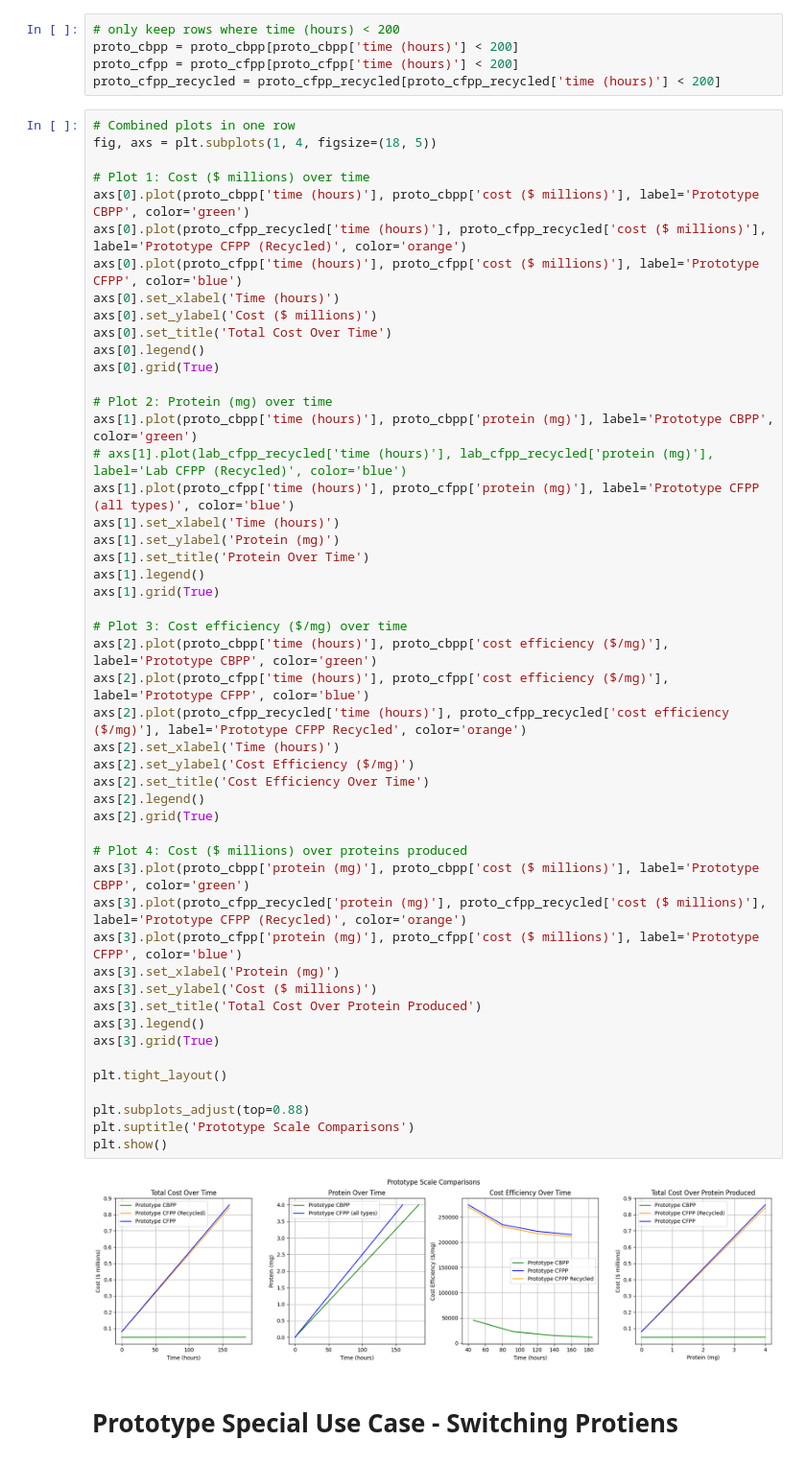
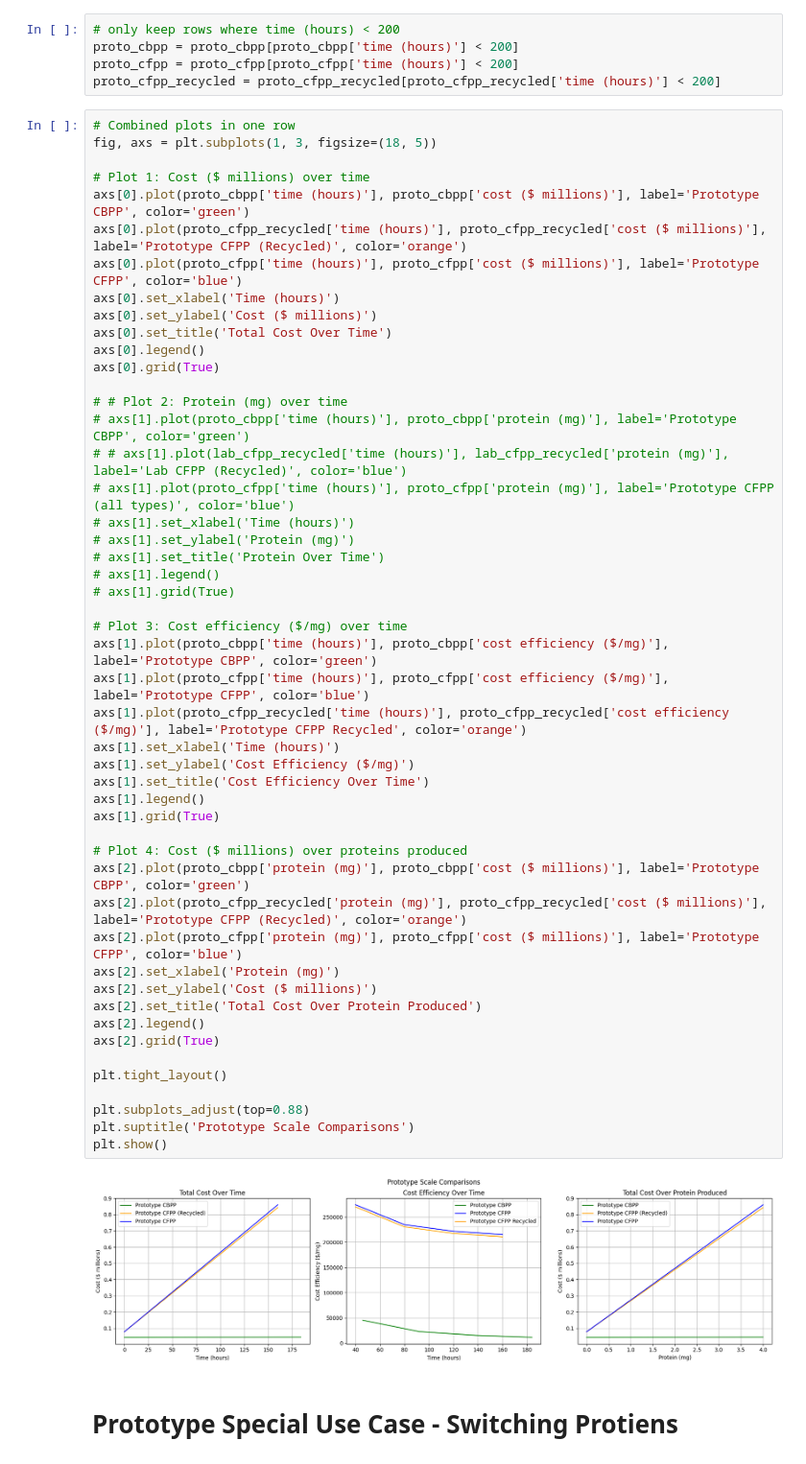
Before and after one commit to UBC-BIOMOD-Computational/TreeSAPP_Cost-Analysis, a Jupyter notebook: Cost Analysis/technoeconomic_plotterSept.ipynb, the cells around one changed output. Shown at 96% size. Cells and saved outputs as stored; diff of their text form.

```diff
--- a/Cost Analysis/technoeconomic_plotterSept.ipynb
+++ b/Cost Analysis/technoeconomic_plotterSept.ipynb
@@ -199,55 +199,55 @@ proto_cfpp = proto_cfpp[proto_cfpp['time (hours)'] < 200]
 proto_cfpp_recycled = proto_cfpp_recycled[proto_cfpp_recycled['time (hours)'] < 200]
 # %%
 # Combined plots in one row
-fig, axs = plt.subplots(1, 4, figsize=(18, 5))
+fig, axs = plt.subplots(1, 3, figsize=(18, 5))
 
 # Plot 1: Cost ($ millions) over time
 axs[0].plot(proto_cbpp['time (hours)'], proto_cbpp['cost ($ millions)'], label='Prototype CBPP', color='green')
 axs[0].plot(proto_cfpp_recycled['time (hours)'], proto_cfpp_recycled['cost ($ millions)'], label='Prototype CFPP (Recycled)', color='orange')
 axs[0].plot(proto_cfpp['time (hours)'], proto_cfpp['cost ($ millions)'], label='Prototype CFPP', color='blue')
 axs[0].set_xlabel('Time (hours)')
 axs[0].set_ylabel('Cost ($ millions)')
 axs[0].set_title('Total Cost Over Time')
 axs[0].legend()
 axs[0].grid(True)
 
-# Plot 2: Protein (mg) over time
-axs[1].plot(proto_cbpp['time (hours)'], proto_cbpp['protein (mg)'], label='Prototype CBPP', color='green')
-# axs[1].plot(lab_cfpp_recycled['time (hours)'], lab_cfpp_recycled['protein (mg)'], label='Lab CFPP (Recycled)', color='blue')
-axs[1].plot(proto_cfpp['time (hours)'], proto_cfpp['protein (mg)'], label='Prototype CFPP (all types)', color='blue')
+# # Plot 2: Protein (mg) over time
+# axs[1].plot(proto_cbpp['time (hours)'], proto_cbpp['protein (mg)'], label='Prototype CBPP', color='green')
+# # axs[1].plot(lab_cfpp_recycled['time (hours)'], lab_cfpp_recycled['protein (mg)'], label='Lab CFPP (Recycled)', color='blue')
+# axs[1].plot(proto_cfpp['time (hours)'], proto_cfpp['protein (mg)'], label='Prototype CFPP (all types)', color='blue')
+# axs[1].set_xlabel('Time (hours)')
+# axs[1].set_ylabel('Protein (mg)')
+# axs[1].set_title('Protein Over Time')
+# axs[1].legend()
+# axs[1].grid(True)
+
+# Plot 3: Cost efficiency ($/mg) over time
+axs[1].plot(proto_cbpp['time (hours)'], proto_cbpp['cost efficiency ($/mg)'], label='Prototype CBPP', color='green')
+axs[1].plot(proto_cfpp['time (hours)'], proto_cfpp['cost efficiency ($/mg)'], label='Prototype CFPP', color='blue')
+axs[1].plot(proto_cfpp_recycled['time (hours)'], proto_cfpp_recycled['cost efficiency ($/mg)'], label='Prototype CFPP Recycled', color='orange')
 axs[1].set_xlabel('Time (hours)')
-axs[1].set_ylabel('Protein (mg)')
-axs[1].set_title('Protein Over Time')
+axs[1].set_ylabel('Cost Efficiency ($/mg)')
+axs[1].set_title('Cost Efficiency Over Time')
 axs[1].legend()
 axs[1].grid(True)
 
-# Plot 3: Cost efficiency ($/mg) over time
-axs[2].plot(proto_cbpp['time (hours)'], proto_cbpp['cost efficiency ($/mg)'], label='Prototype CBPP', color='green')
-axs[2].plot(proto_cfpp['time (hours)'], proto_cfpp['cost efficiency ($/mg)'], label='Prototype CFPP', color='blue')
-axs[2].plot(proto_cfpp_recycled['time (hours)'], proto_cfpp_recycled['cost efficiency ($/mg)'], label='Prototype CFPP Recycled', color='orange')
-axs[2].set_xlabel('Time (hours)')
-axs[2].set_ylabel('Cost Efficiency ($/mg)')
-axs[2].set_title('Cost Efficiency Over Time')
+# Plot 4: Cost ($ millions) over proteins produced
+axs[2].plot(proto_cbpp['protein (mg)'], proto_cbpp['cost ($ millions)'], label='Prototype CBPP', color='green')
+axs[2].plot(proto_cfpp_recycled['protein (mg)'], proto_cfpp_recycled['cost ($ millions)'], label='Prototype CFPP (Recycled)', color='orange')
+axs[2].plot(proto_cfpp['protein (mg)'], proto_cfpp['cost ($ millions)'], label='Prototype CFPP', color='blue')
+axs[2].set_xlabel('Protein (mg)')
+axs[2].set_ylabel('Cost ($ millions)')
+axs[2].set_title('Total Cost Over Protein Produced')
 axs[2].legend()
 axs[2].grid(True)
-
-# Plot 4: Cost ($ millions) over proteins produced
-axs[3].plot(proto_cbpp['protein (mg)'], proto_cbpp['cost ($ millions)'], label='Prototype CBPP', color='green')
-axs[3].plot(proto_cfpp_recycled['protein (mg)'], proto_cfpp_recycled['cost ($ millions)'], label='Prototype CFPP (Recycled)', color='orange')
-axs[3].plot(proto_cfpp['protein (mg)'], proto_cfpp['cost ($ millions)'], label='Prototype CFPP', color='blue')
-axs[3].set_xlabel('Protein (mg)')
-axs[3].set_ylabel('Cost ($ millions)')
-axs[3].set_title('Total Cost Over Protein Produced')
-axs[3].legend()
-axs[3].grid(True)
 
 plt.tight_layout()
 
 plt.subplots_adjust(top=0.88)
 plt.suptitle('Prototype Scale Comparisons')
 plt.show()
 # %% [output]
-[figure, old version]
+[figure, new version]
 # %% [markdown]
 # Prototype Special Use Case - Switching Protiens
 # %%
```
Also changed, not shown: parts of 3 cells of this notebook.
